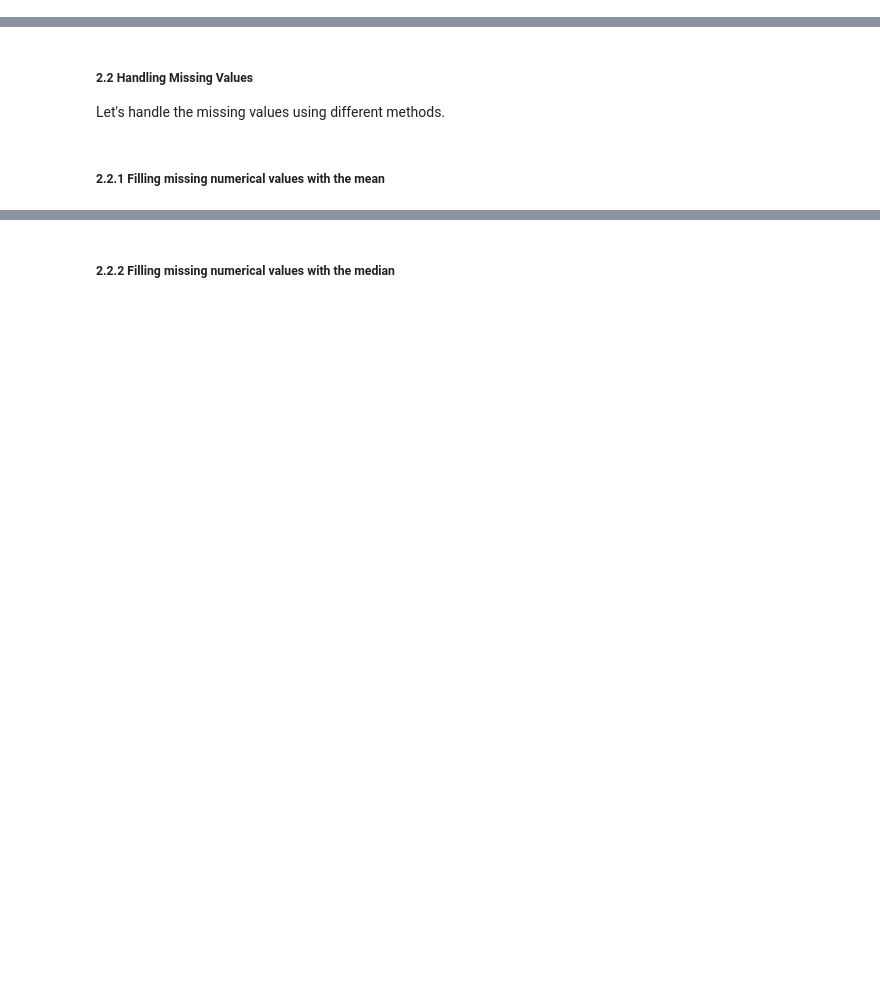
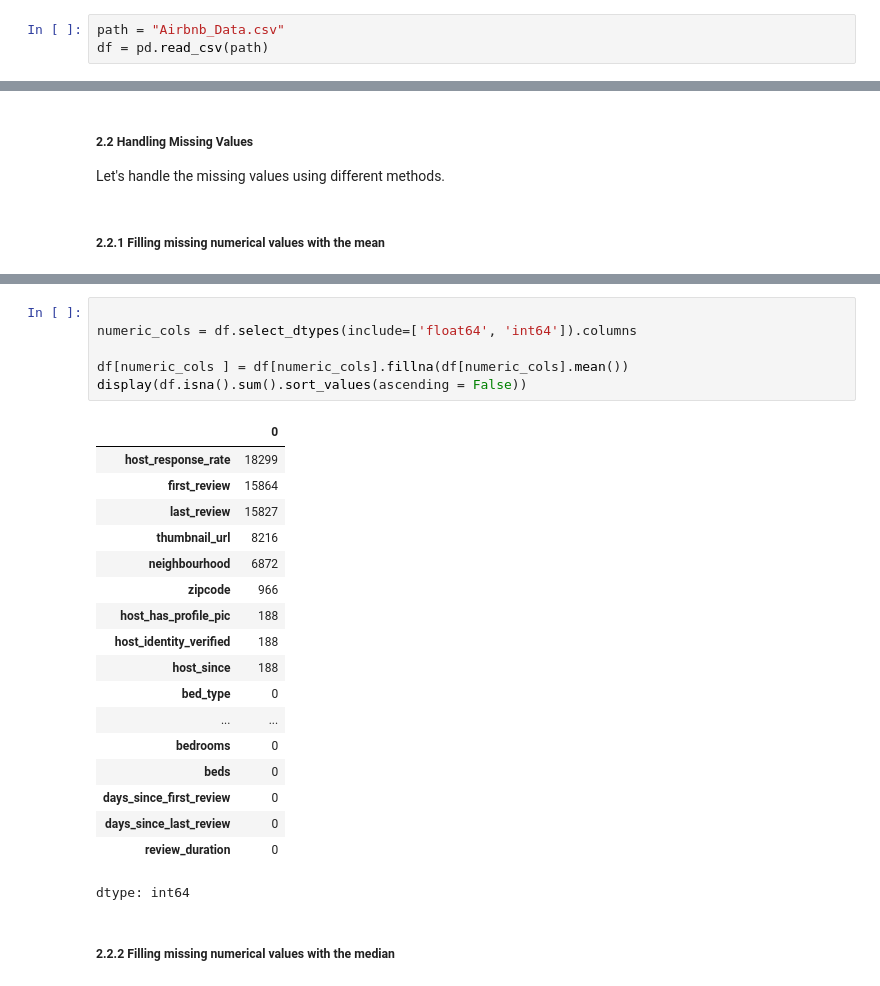
Before and after one commit to BonganeNobela/data-science-, a Jupyter notebook: DIRISA Training Content/Day 2/Practicals/Day_2_Data_Exploration_Answer_Booklet.ipynb, the cells around one changed output, grey strips where cells are left out. Cells and saved outputs as stored; diff of their text form; blank space fills up the shorter version.

```diff
--- a/DIRISA Training Content/Day 2/Practicals/Day_2_Data_Exploration_Answer_Booklet.ipynb
+++ b/DIRISA Training Content/Day 2/Practicals/Day_2_Data_Exploration_Answer_Booklet.ipynb
@@ -62,4 +61,7 @@ from sklearn.neighbors import KNeighborsClassifier
 # %% [markdown]
 ##### 1.2 Reading in the data
+# %%
+path = "Airbnb_Data.csv"
+df = pd.read_csv(path)
 # %% [markdown]
 ##### 1.3 Inspect the first 5 and last 5 rows of the dataset
@@ -195,2 +189,27 @@ dtype: int64
+# %%
+
+numeric_cols = df.select_dtypes(include=['float64', 'int64']).columns
+
+df[numeric_cols ] = df[numeric_cols].fillna(df[numeric_cols].mean())
+display(df.isna().sum().sort_values(ascending = False))
+# %% [output]
+|  | 0 |
+| host_response_rate | 18299 |
+| first_review | 15864 |
+| last_review | 15827 |
+| thumbnail_url | 8216 |
+| neighbourhood | 6872 |
+| zipcode | 966 |
+| host_has_profile_pic | 188 |
+| host_identity_verified | 188 |
+| host_since | 188 |
+| bed_type | 0 |
+| ... | ... |
+| bedrooms | 0 |
+| beds | 0 |
+| days_since_first_review | 0 |
+| days_since_last_review | 0 |
+| review_duration | 0 |
+dtype: int64
 # %% [markdown]
 ##### 2.2.2 Filling missing numerical values with the median
```
Also changed, not shown: parts of 49 cells of this notebook, 1 other file.
